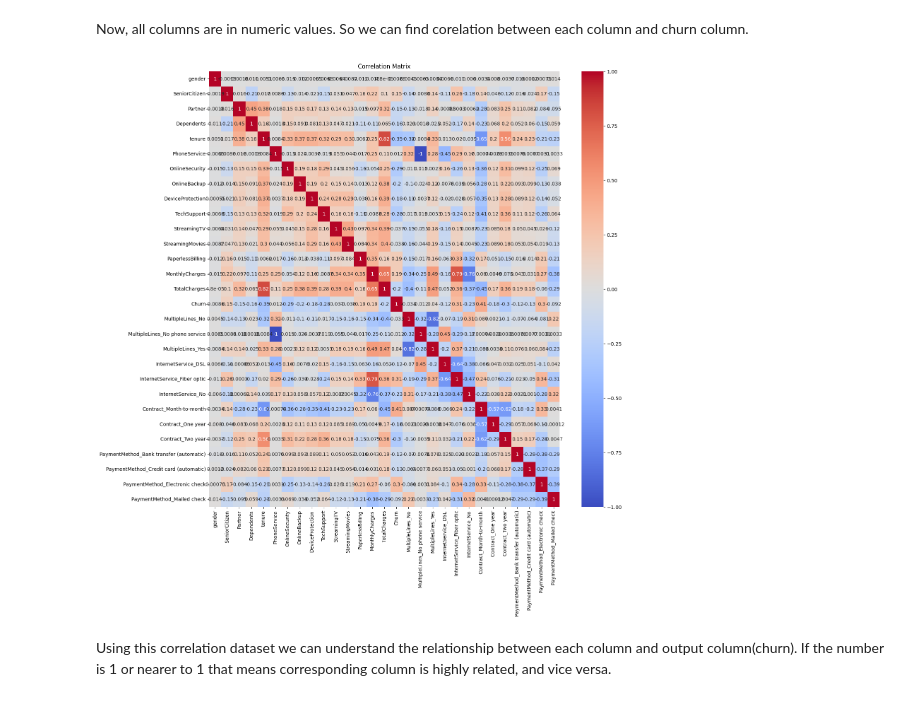
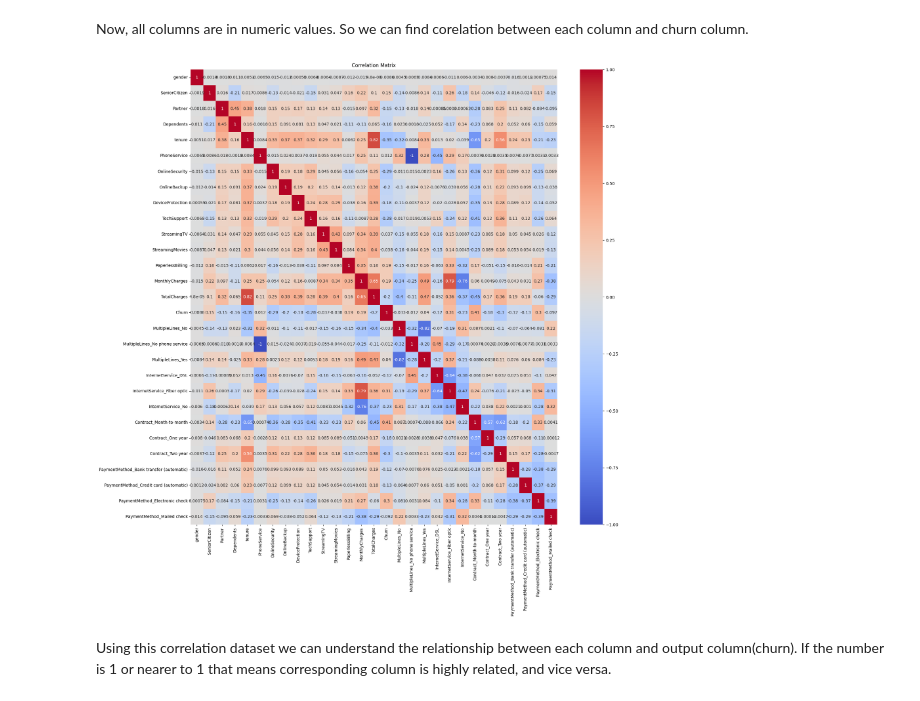
Before and after one commit to bedead/InnoByte-ML-Internship, a Jupyter notebook: Notebooks/EDA.ipynb, the cells around one changed output. Cells and saved outputs as stored; diff of their text form; code cells hidden in the pictures.

```diff
--- a/Notebooks/EDA.ipynb
+++ b/Notebooks/EDA.ipynb
@@ -237,13 +237,13 @@ df.head(1)
 Now, all columns are in numeric values. So we can find corelation between each column and churn column.
 # %%
 # Correlation matrix
-plt.figure(figsize=(16, 16))
+plt.figure(figsize=(20, 20))
 corr_matrix = df.corr()
 sns.heatmap(corr_matrix, annot=True, cmap='coolwarm')
 plt.title('Correlation Matrix')
 plt.show()
 # %% [output]
-[figure, old version]
+[figure, new version]
 # %% [markdown]
 Using this correlation dataset we can understand the relationship between each column and output column(churn). If the number is 1 or nearer to 1 that means corresponding column is highly related, and vice versa.
 # %% [markdown]
```
Also changed, not shown: parts of 4 cells of this notebook, 3 other files.
